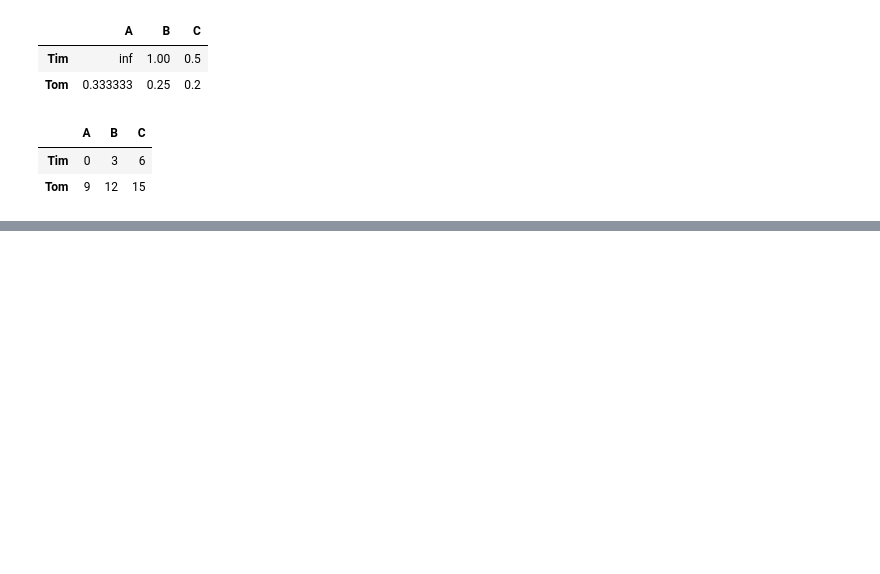
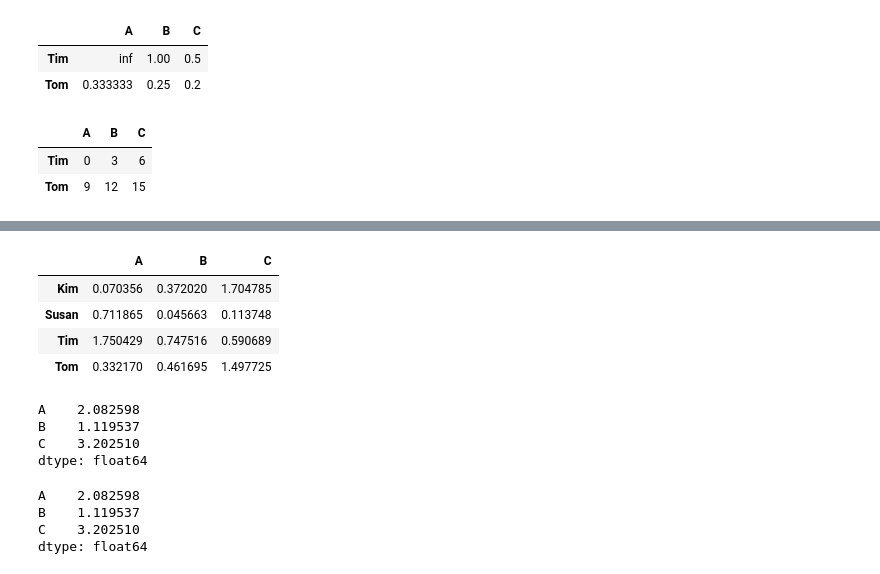
Before and after one commit to KhatiwadaPrajwal056/Data-Science-Libraries-, a Jupyter notebook: pandas.ipynb, the cells around one changed output, grey strips where cells are left out. Drawn from its saved outputs; the diff is of its cells as text; code cells hidden in the pictures; blank space fills up the shorter version.

```diff
--- a/pandas.ipynb
+++ b/pandas.ipynb
@@ -1000,0 +1052,24 @@ df1*3
+# %%
+abs(df3)
+# %% [output]
+|  | A | B | C |
+| Kim | 0.070356 | 0.372020 | 1.704785 |
+| Susan | 0.711865 | 0.045663 | 0.113748 |
+| Tim | 1.750429 | 0.747516 | 0.590689 |
+| Tom | 0.332170 | 0.461695 | 1.497725 |
+# %%
+def calc_range(x):
+    return x.max()-x.min()
+calc_range(df3)
+# %% [output]
+A    2.082598
+B    1.119537
+C    3.202510
+dtype: float64
+# %%
+df3.apply(lambda x:x.max()-x.min())
+# %% [output]
+A    2.082598
+B    1.119537
+C    3.202510
+dtype: float64
```
Also changed, not shown: parts of 12 cells of this notebook.
